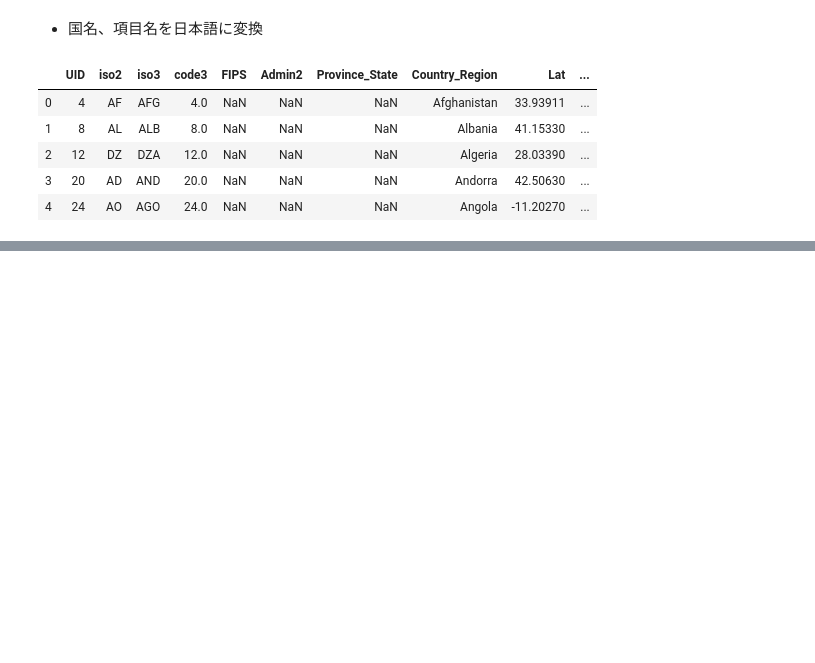
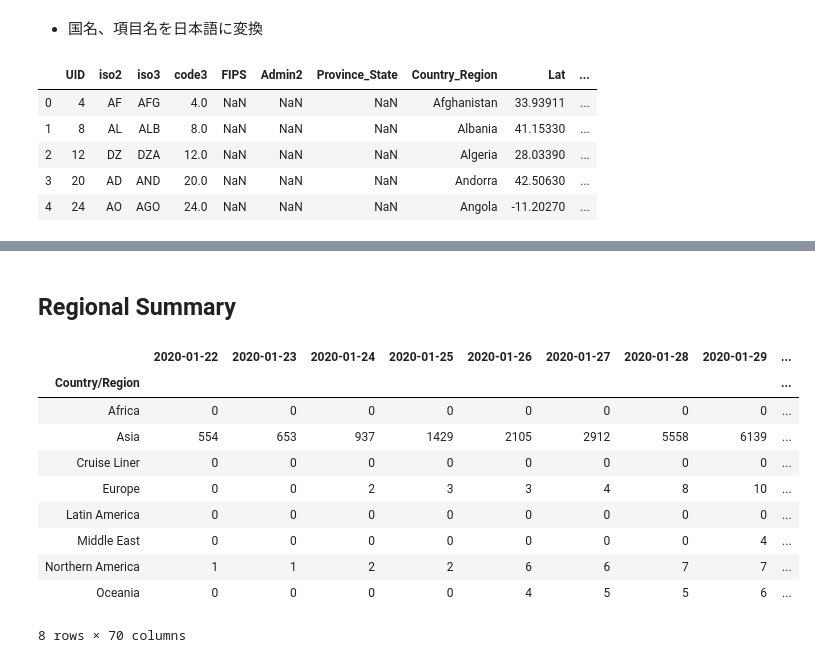
Before and after one commit to kazuhirokida/covid-19, a Jupyter notebook: JHU CSSE.ipynb, the cells around one changed output, grey strips where cells are left out. Cells and saved outputs as stored; diff of their text form; code cells hidden in the pictures; blank space fills up the shorter version.

```diff
--- a/JHU CSSE.ipynb
+++ b/JHU CSSE.ipynb
@@ -241,2 +316,6 @@ recovered_df.index = recovered_df.index.map(countries.set_index('Country/Region'
+# %%
+new_recovered.index = new_recovered.index.map(countries.set_index('Country').Japanese.to_dict())
 # %%
-active_df.index = active_df.index.map(countries.set_index('Country/Region').Japanese.to_dict())
+active_df.index = active_df.index.map(countries.set_index('Country').Japanese.to_dict())
+# %%
+active_change.index = active_change.index.map(countries.set_index('Country').Japanese.to_dict())
@@ -276,0 +366,18 @@ with pd.ExcelWriter('covid19_'+datetime.today().strftime('%Y%m%d')+'.xlsx') as w
+# %% [markdown]
+## Regional Summary
+# %%
+confirmed_df.index = confirmed_df.index.map(countries.set_index('Japanese').Region.to_dict())
+# %%
+confirmed_df.groupby('Country/Region').sum()
+# %% [output]
+|  | 2020-01-22 | 2020-01-23 | 2020-01-24 | 2020-01-25 | 2020-01-26 | 2020-01-27 | 2020-01-28 | 2020-01-29 | ... |
+| Country/Region |  |  |  |  |  |  |  |  | ... |
+| Africa | 0 | 0 | 0 | 0 | 0 | 0 | 0 | 0 | ... |
+| Asia | 554 | 653 | 937 | 1429 | 2105 | 2912 | 5558 | 6139 | ... |
+| Cruise Liner | 0 | 0 | 0 | 0 | 0 | 0 | 0 | 0 | ... |
+| Europe | 0 | 0 | 2 | 3 | 3 | 4 | 8 | 10 | ... |
+| Latin America | 0 | 0 | 0 | 0 | 0 | 0 | 0 | 0 | ... |
+| Middle East | 0 | 0 | 0 | 0 | 0 | 0 | 0 | 4 | ... |
+| Northern America | 1 | 1 | 2 | 2 | 6 | 6 | 7 | 7 | ... |
+| Oceania | 0 | 0 | 0 | 0 | 4 | 5 | 5 | 6 | ... |
+8 rows × 70 columns
```
Also changed, not shown: parts of 68 cells of this notebook, 22 other files.
